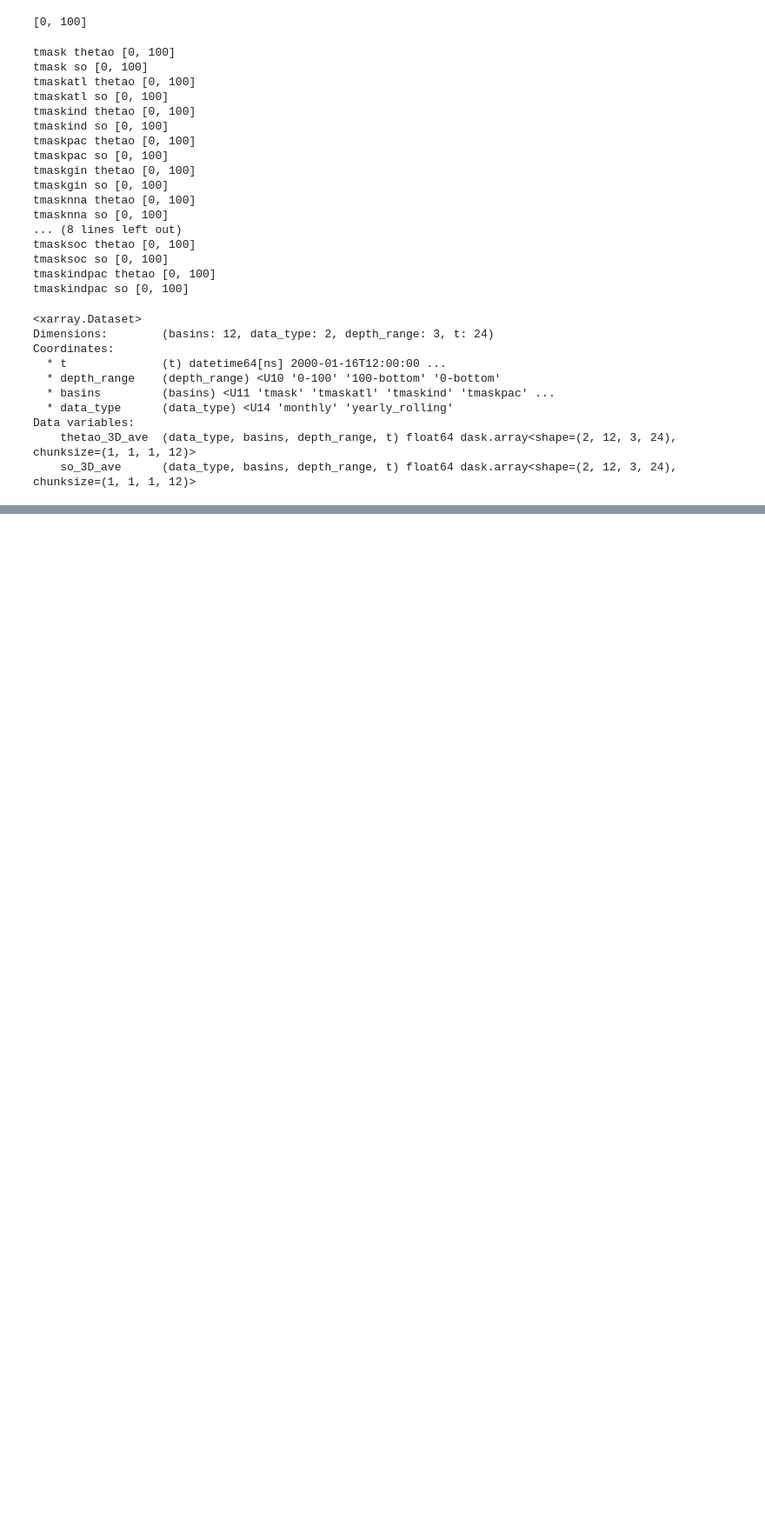
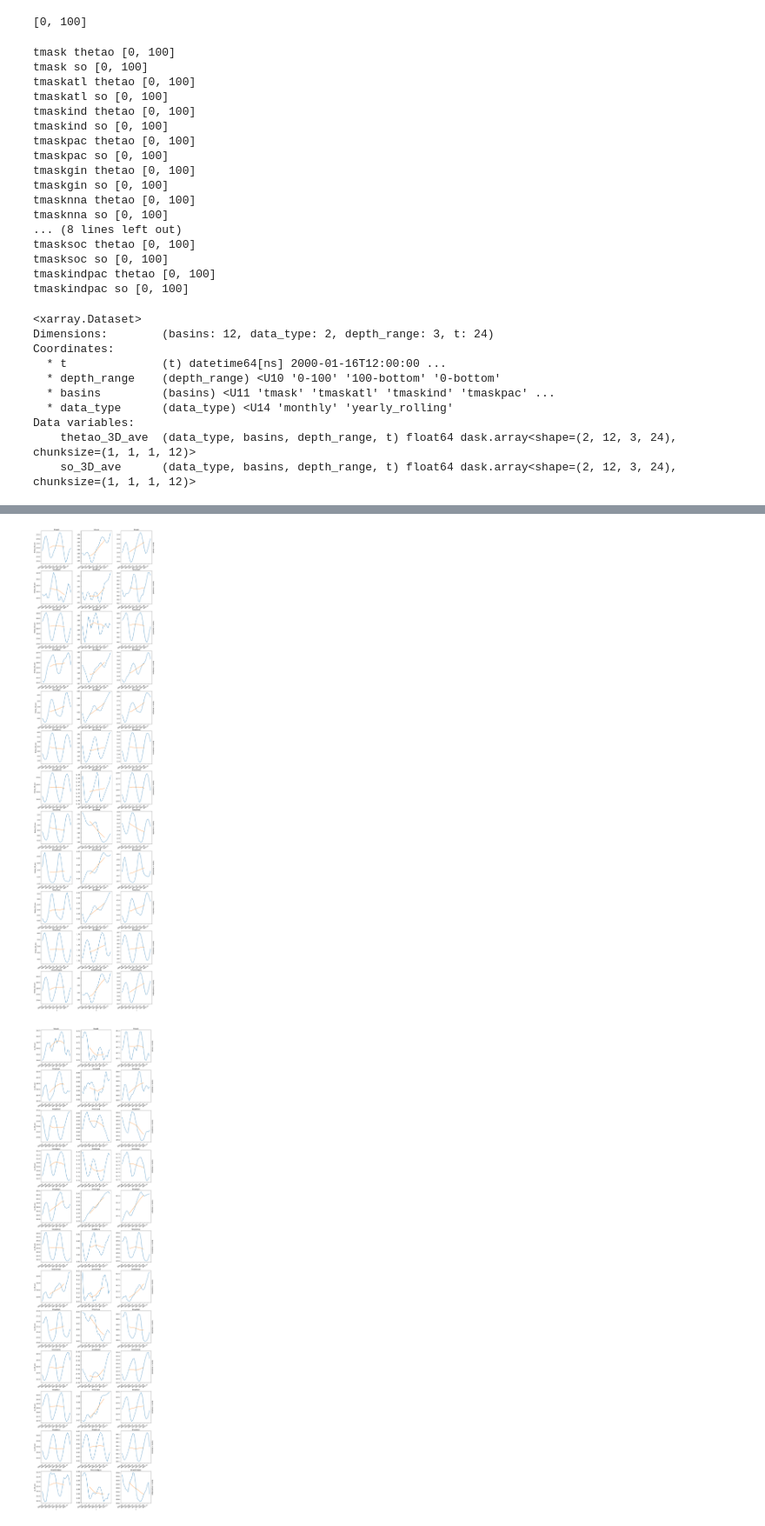
Before and after one commit to thomasarsouze/test_xorca, a Jupyter notebook: test_3D_average.ipynb, the cells around one changed output, grey strips where cells are left out. Shown at 87% size. Cells and saved outputs as stored; diff of their text form; code cells hidden in the pictures; blank space fills up the shorter version.

Commit message:
Add holoview tests & small update on 3D averages

```diff
--- a/test_3D_average.ipynb
+++ b/test_3D_average.ipynb
@@ -88,29 +42,0 @@ def average_3D(ds,var,depths=[0]):
-# %%
-def average_3D_list(ds_in,list_vars,depths=[0],outname='_3D_averages.nc'):
-    """Calculate the volume weighted average for each var in list_vars, calling average_3D function
-    """
-    masks = [key for key in ds_in.coords.keys() if key.startswith('tmask')]
-    averages = []
-    for mask in masks:
-        if mask != 'tmask':
-            ds = ds_in.where(ds_in[mask],drop=True)
-        else:
-            ds = ds_in
-        for var in list_vars:
-            print(mask,var,depths)
-            ave = average_3D(ds,var,depths)
-            ave.name = var+'_'+mask
-            averages.append(ave)
-
-    ds_out=[]
-    for (i,var) in enumerate(list_vars):
-        vars = [diag for diag in averages if diag.name.startswith(var)]
-        ds_out.append(xr.concat(vars,dim='basins').rename(var+"_3D_ave"))
-    ds_out = xr.merge(ds_out)
-    ds_out.coords['basins'] = masks
-    ds_out_yearly_rolling = ds_out.rolling(t=12, center=True).mean()
-    ds_out=xr.concat((ds_out,ds_out_yearly_rolling),dim='data_type')
-    ds_out.coords['data_type'] = ['monthly','yearly_rolling']
-    ds_out.to_netcdf(outname)
-
-    return ds_out
@@ -153,0 +112,5 @@ Data variables:
+# %%
+plot_3D_averages(ds_out)
+# %% [output]
+[figure, added]
+[figure, added]
```
Also changed, not shown: parts of 4 cells of this notebook, 4 other files.
